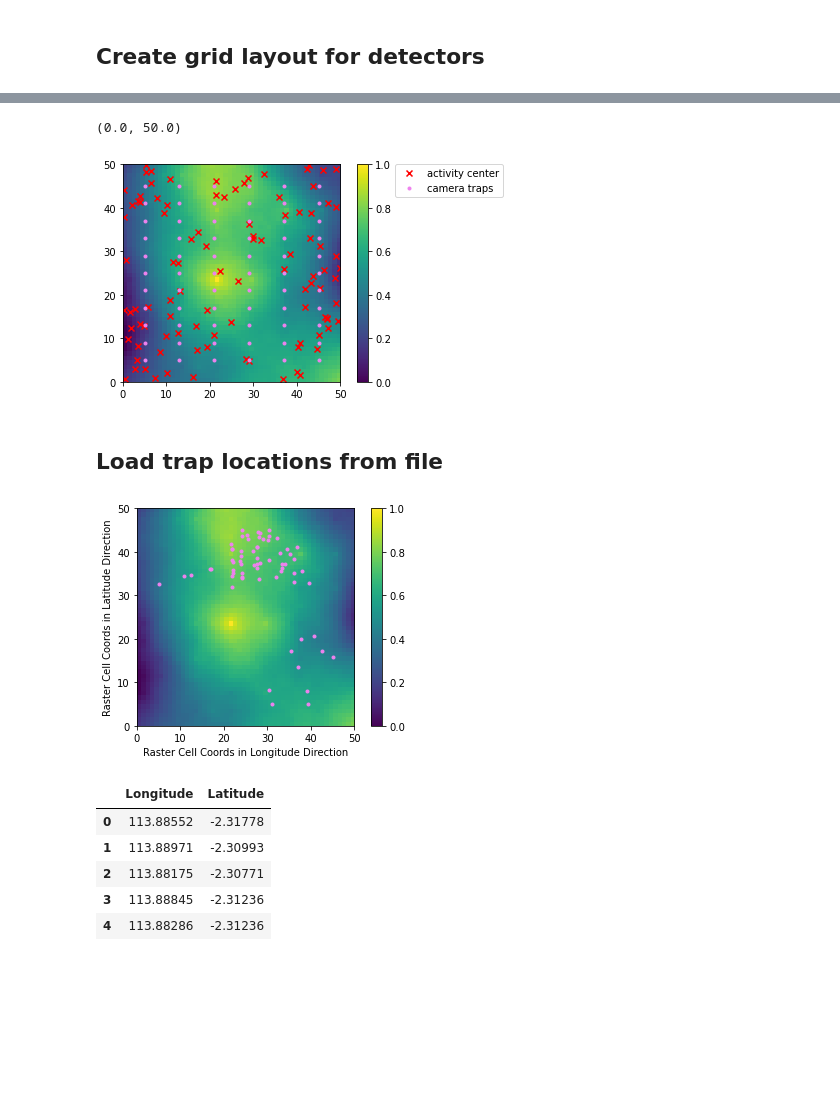
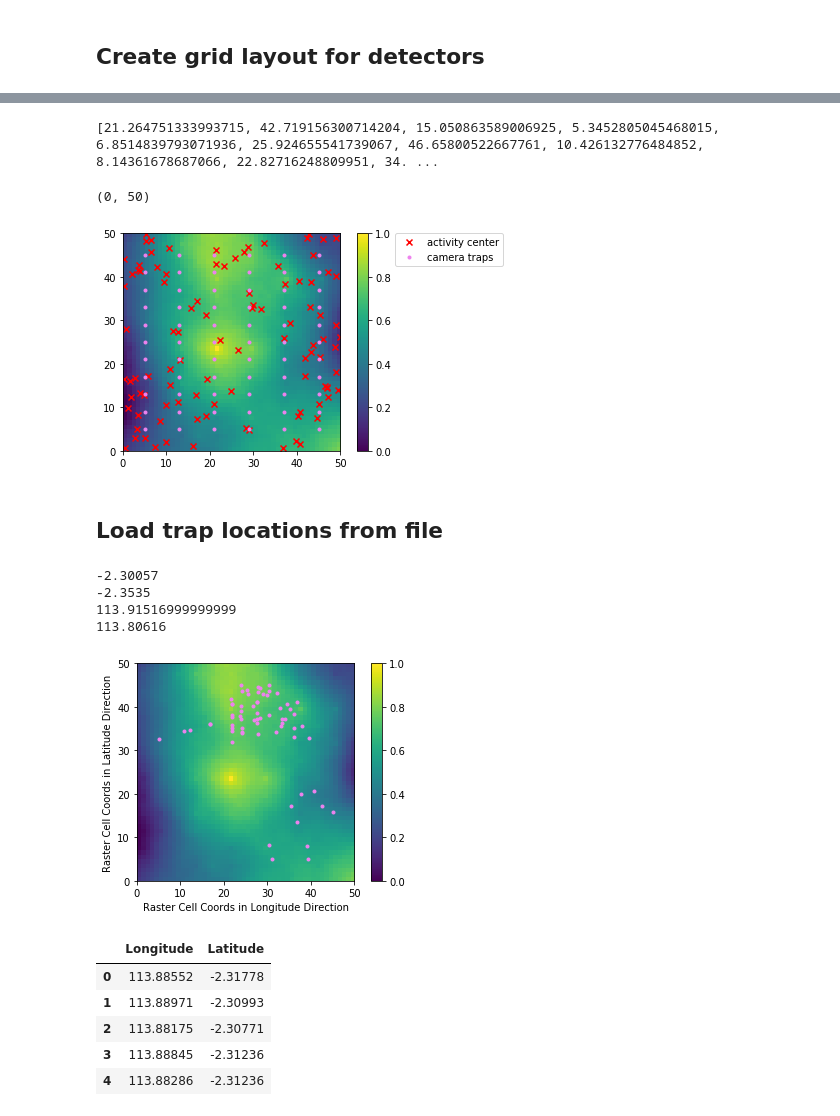
Before and after one commit to Dilkina-Lab/CameraTrapsWebpageBackend, a Jupyter notebook: src/Generate Landscape Rasters.ipynb, the cells around one changed output, grey strips where cells are left out. Drawn from its saved outputs; the diff is of its cells as text; code cells hidden in the pictures; blank space fills up the shorter version.

```diff
--- a/src/Generate Landscape Rasters.ipynb
+++ b/src/Generate Landscape Rasters.ipynb
@@ -129,17 +137,21 @@ Text(0, 0.5, 'Raster Cell Coords in Latitude Direction')
 # %%
 # Visualize together
 plt.imshow(rastervals, origin='lower', extent=(0, NUM_ROWS, 0, NUM_COLS))
 plt.colorbar()
 trap_x_coords = [t[0] for t in grid_trap_loc]
 trap_y_coords = [t[1] for t in grid_trap_loc]
+ac_x_coords = [t[0] for t in ac_realizations[0]]
+ac_y_coords = [t[1] for t in ac_realizations[0]]
+print(ac_x_coords)
 plt.scatter(ac_y_coords, ac_x_coords, c='r', marker='x', label='activity center')
 plt.scatter(trap_y_coords, trap_x_coords, c='violet', marker='.', label='camera traps')
 plt.legend(loc=(1.25,0.85))
 plt.xlim([0, NUM_ROWS])
 plt.ylim([0, NUM_COLS])
 # %% [output]
-(0.0, 50.0)
+[21.264751333993715, 42.719156300714204, 15.050863589006925, 5.3452805045468015, 6.8514839793071936, 25.924655541739067, 46.65800522667761, 10.426132776484852, 8.14361678687066, 22.82716248809951, 34. ...
+(0, 50)
-[figure, old version]
+[figure, new version]
 # %% [markdown]
 ## Load trap locations from file
 # %%
@@ -157,7 +169,10 @@ max_latitude = data['Latitude'].max()
 min_latitude = data['Latitude'].min()
 max_longitude = data['Longitude'].max()
 min_longitude = data['Longitude'].min()
-
+print(max_latitude)
+print(min_latitude)
+print(max_longitude)
+print(min_longitude)
 # Convert each longitude value into an x coordinate in the range [0,50)
 # and each longitude value into a y coordinate in the range [0,50)
 # NOTE: to avoid edge-effects, place traps in the middle 80% of the square
@@ -183,7 +198,11 @@ plt.ylabel('Raster Cell Coords in Latitude Direction')
 # (same format as grid trap layout generator)
 real_trap_loc = list(zip(trap_x_coords, trap_y_coords))
 # %% [output]
+-2.30057
+-2.3535
+113.91516999999999
+113.80616
-[figure, old version]
+[figure, new version]
 # %%
 data.head()
 # %% [output]
```
Also changed, not shown: parts of 8 cells of this notebook.
